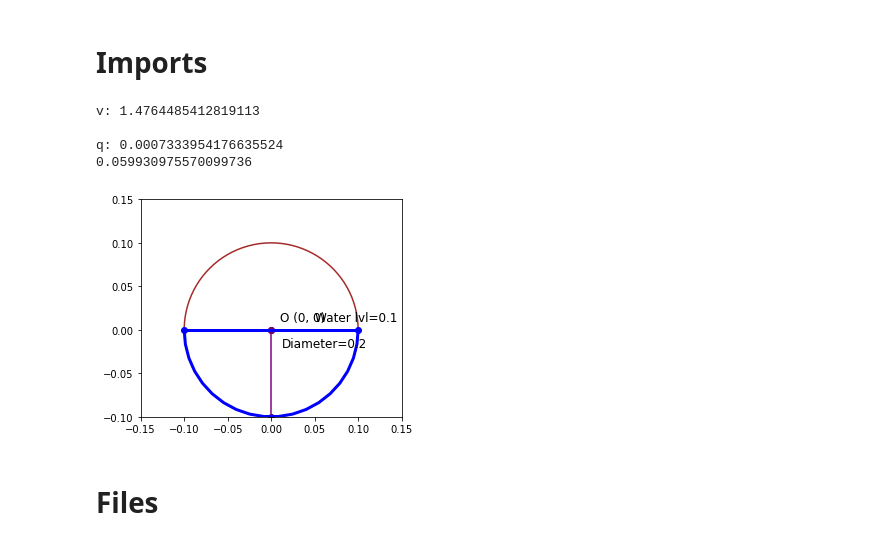
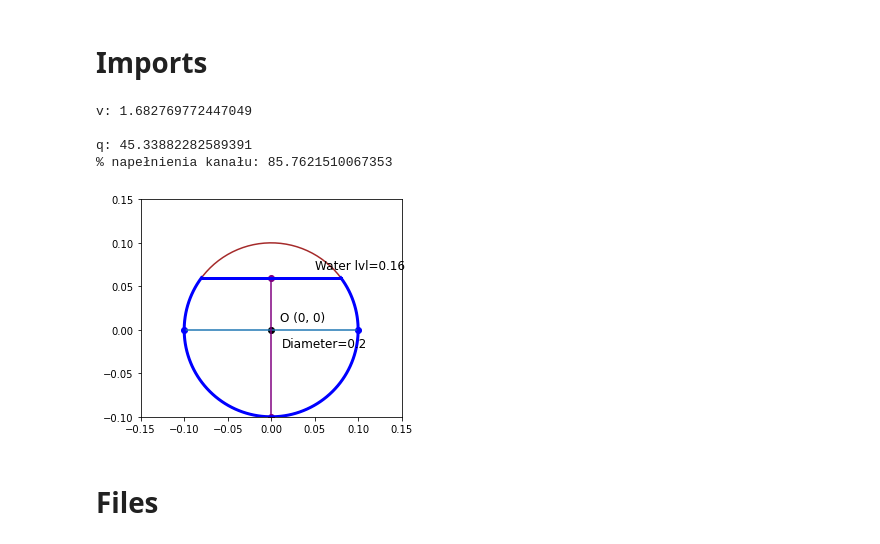
Before and after one commit to BuczynskiRafal/pipe_calculations, a Jupyter notebook: Pipe_drop.ipynb, the cells around one changed output. Drawn from its saved outputs; the diff is of its cells as text; code cells hidden in the pictures.

Commit message:
calculate pipe filling

```diff
--- a/Pipe_drop.ipynb
+++ b/Pipe_drop.ipynb
@@ -35,11 +35,11 @@ def calc_cross_sectional_area(h, d):
         alpha = math.acos((radius ** 2 + radius ** 2 - chord ** 2) / (2 * radius ** 2))
 
         if h > radius:
-            return math.pi * radius ** 2 - (1 / 2 * (alpha - math.sin(alpha)) * radius ** 2)
+            return pi * radius ** 2 - (1 / 2 * (alpha - math.sin(alpha)) * radius ** 2)
         elif h == radius:
-            return math.pi * radius ** 2 / 2
+            return pi * radius ** 2 / 2
         elif h == d:
-            return math.pi * radius ** 2
+            return pi * radius ** 2
         else:
             return 1 / 2 * (alpha - math.sin(alpha)) * radius ** 2
     else:
@@ -47,7 +47,7 @@ def calc_cross_sectional_area(h, d):
 
 
 def calc_filling_percentage(h, d):
-    return calc_cross_sectional_area(h, d) / (math.pi * (d / 2) ** 2) * 100
+    return (calc_cross_sectional_area(h, d) / (pi * (d / 2) ** 2)) * 100
 
 
 def calc_u(h, d):
@@ -87,11 +87,11 @@ def calc_flow(h, d, i):
     :param v: the velocity of the fluid
     :return: The product of f and v
     """
-    i = i / 1000
+    # i = i / 1000
     if validate_filling(h, d):
         f = calc_cross_sectional_area(h, d)
         v = calc_velocity(h, d, i)
-        return f * v
+        return f * 1000 * v
     return None
 
 def min_slope(h, d):
@@ -201,20 +201,25 @@ def draw_pipe_section(h, d):
         plt.show()
     else:
         logger.info(f"h cannot be greater than d.")
+
+
+def calc_h(q, d, i):
+    pass
 # %%
-v = calc_velocity(0.1, 0.2, 20)
+v = calc_velocity(0.16, 0.2, 20)
 print(f"v: {v}\n")
-q = calc_flow(0.1, 0.2, 20)
+q = calc_flow(0.16, 0.2, 20)
 print(f"q: {q}")
 
-print(calc_filling_percentage(0.1, 20))
-draw_pipe_section(h=0.1, d=0.2)
+nap = calc_filling_percentage(0.16, 0.2)
+print(f"% napełnienia kanału: {nap}")
+draw_pipe_section(h=0.16, d=0.2)
 # %% [output]
-v: 1.4764485412819113
+v: 1.682769772447049
 
-q: 0.0007333954176635524
-0.059930975570099736
+q: 45.33882282589391
+% napełnienia kanału: 85.7621510067353
-[figure, old version]
+[figure, new version]
 # %% [markdown]
 # Files
 # %%
```
